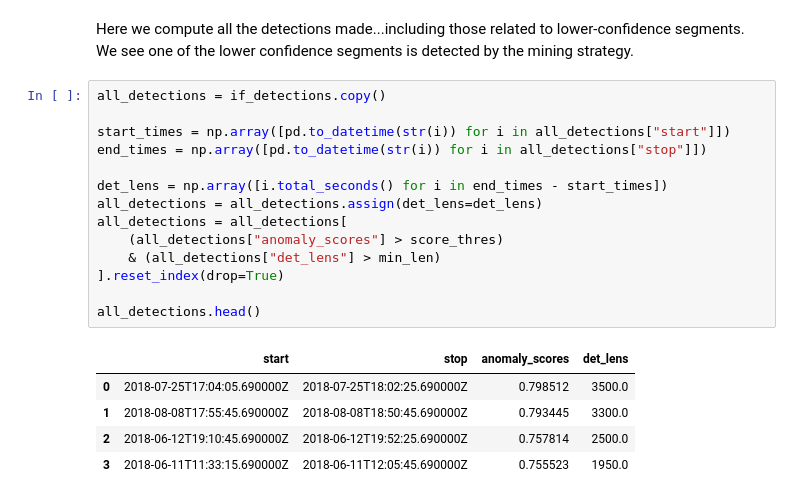
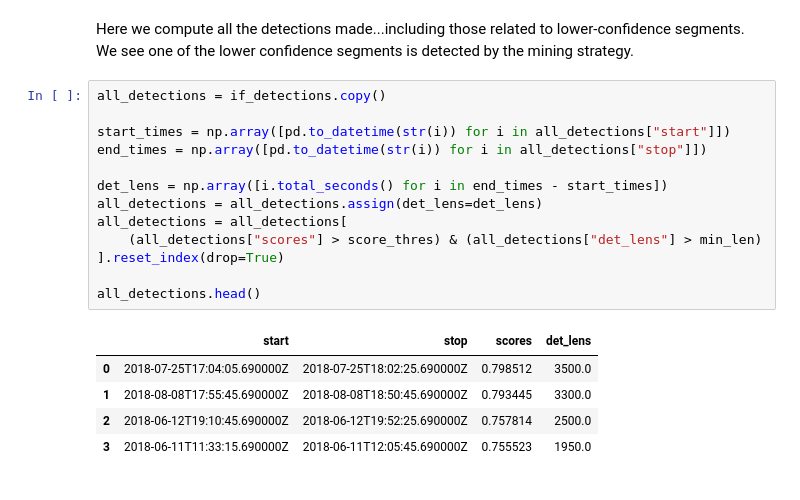
Before and after one commit to FKamper/seismic-isolation-forest, a Jupyter notebook: notebooks/if_illustration.ipynb, the cells around one changed output. Drawn from its saved outputs; the diff is of its cells as text.

```diff
--- a/notebooks/if_illustration.ipynb
+++ b/notebooks/if_illustration.ipynb
@@ -204,19 +204,18 @@ Here we compute all the detections made...including those related to lower-confi
 # %%
 all_detections = if_detections.copy()
 
 start_times = np.array([pd.to_datetime(str(i)) for i in all_detections["start"]])
 end_times = np.array([pd.to_datetime(str(i)) for i in all_detections["stop"]])
 
 det_lens = np.array([i.total_seconds() for i in end_times - start_times])
 all_detections = all_detections.assign(det_lens=det_lens)
 all_detections = all_detections[
-    (all_detections["anomaly_scores"] > score_thres)
-    & (all_detections["det_lens"] > min_len)
+    (all_detections["scores"] > score_thres) & (all_detections["det_lens"] > min_len)
 ].reset_index(drop=True)
 
 all_detections.head()
 # %% [output]
-|  | start | stop | anomaly_scores | det_lens |
+|  | start | stop | scores | det_lens |
 | 0 | 2018-07-25T17:04:05.690000Z | 2018-07-25T18:02:25.690000Z | 0.798512 | 3500.0 |
 | 1 | 2018-08-08T17:55:45.690000Z | 2018-08-08T18:50:45.690000Z | 0.793445 | 3300.0 |
 | 2 | 2018-06-12T19:10:45.690000Z | 2018-06-12T19:52:25.690000Z | 0.757814 | 2500.0 |
```
Also changed, not shown: parts of 2 cells of this notebook, 1 other file.
